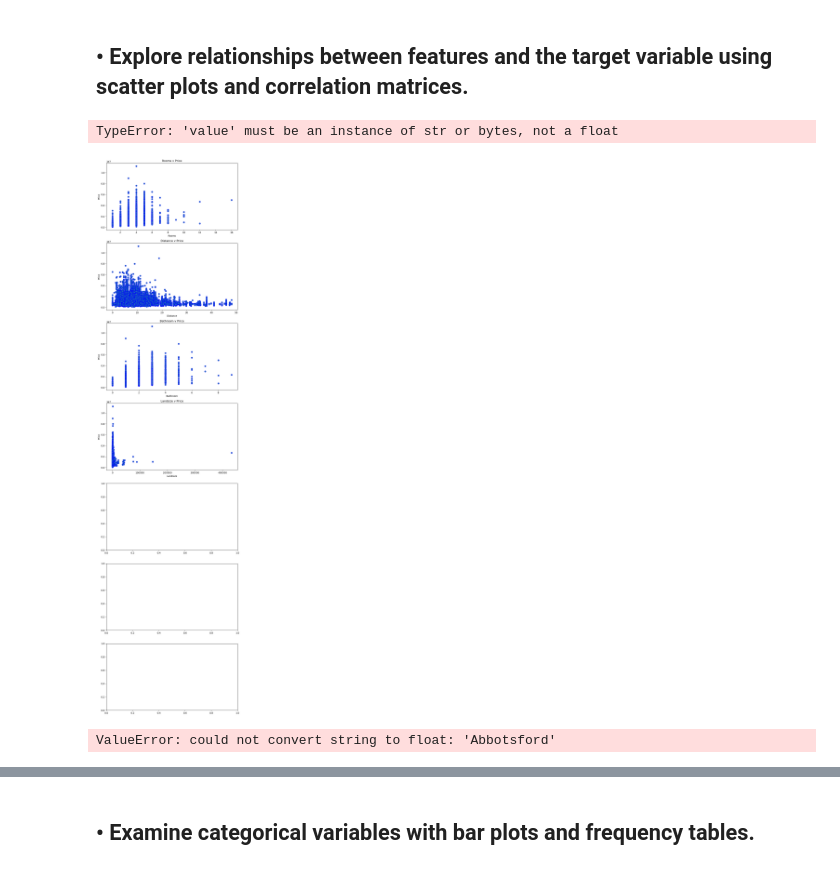
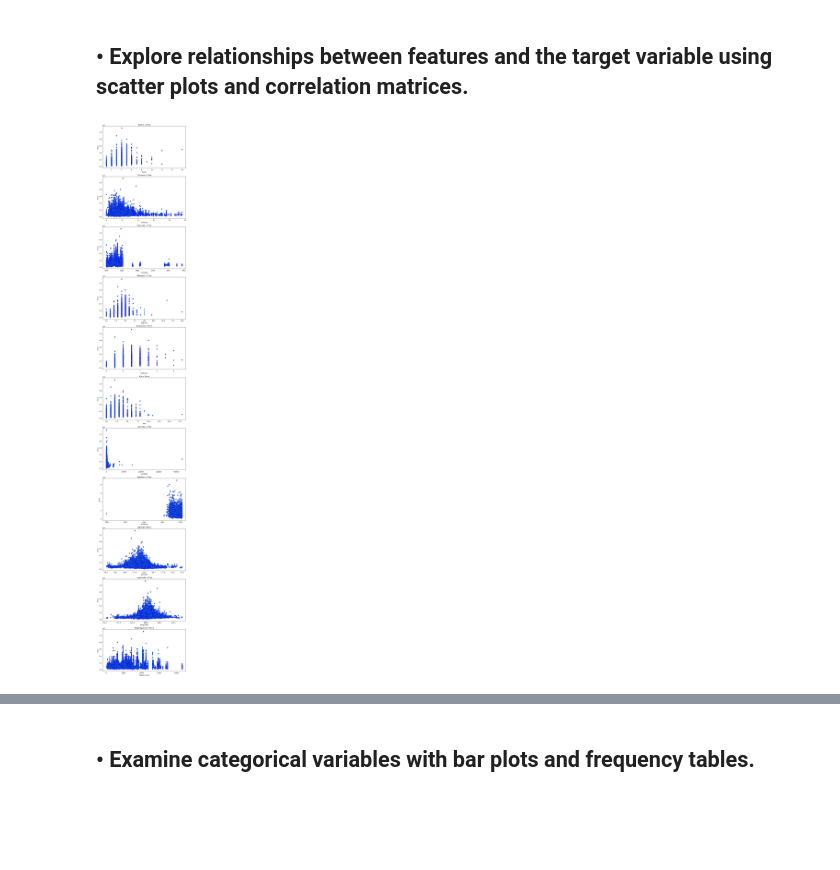
Before and after one commit to AlexAmI123/4th-year, a Jupyter notebook: CS401/Assignment1/Assignment1.ipynb, the cells around one changed output, grey strips where cells are left out. Cells and saved outputs as stored; diff of their text form; code cells hidden in the pictures; blank space fills up the shorter version.

```diff
--- a/CS401/Assignment1/Assignment1.ipynb
+++ b/CS401/Assignment1/Assignment1.ipynb
@@ -105,34 +105,17 @@ plt.show()
 # %% [markdown]
 ## • Explore relationships between features and the target variable using scatter plots and correlation matrices.
 # %%
-variables = ['Rooms', 'Distance', 'Bathroom', 'Landsize', 'BuildingArea', 'Age', 'Propertycount']
+variables = ['Rooms', 'Distance', 'Postcode', 'Bedroom', 'Bathroom','Car', 'Landsize', 'YearBuilt', 'Latitude', 'Longtitude', 'Propertycount']
 
 # Create a figure with subplots
 fig, axes = plt.subplots(len(variables), 1, figsize=(10, 6*len(variables)))
 
 for i, var in enumerate(variables):
     axes[i].scatter(x=var, y='Price', data=data, edgecolor='b')
     axes[i].set_xlabel(var)
     axes[i].set_ylabel('Price')
     axes[i].set_title(f'{var} v Price')
 
 plt.show()
 # %% [output]
-TypeError: 'value' must be an instance of str or bytes, not a float
-[figure, old version]
+[figure, new version]
-# %%
-correlation_matrix = data.corr()
-
-# Print or visualize the correlation matrix
-print(correlation_matrix)
-
-# To visualize it as a heatmap, you can use a library like Seaborn
-import seaborn as sns
-import matplotlib.pyplot as plt
-
-plt.figure(figsize=(10, 8))
-sns.heatmap(correlation_matrix, annot=True, cmap='coolwarm', fmt=".2f")
-plt.title('Correlation Matrix')
-plt.show()
-# %% [output]
-ValueError: could not convert string to float: 'Abbotsford'
```
Also changed, not shown: parts of 4 cells of this notebook.
